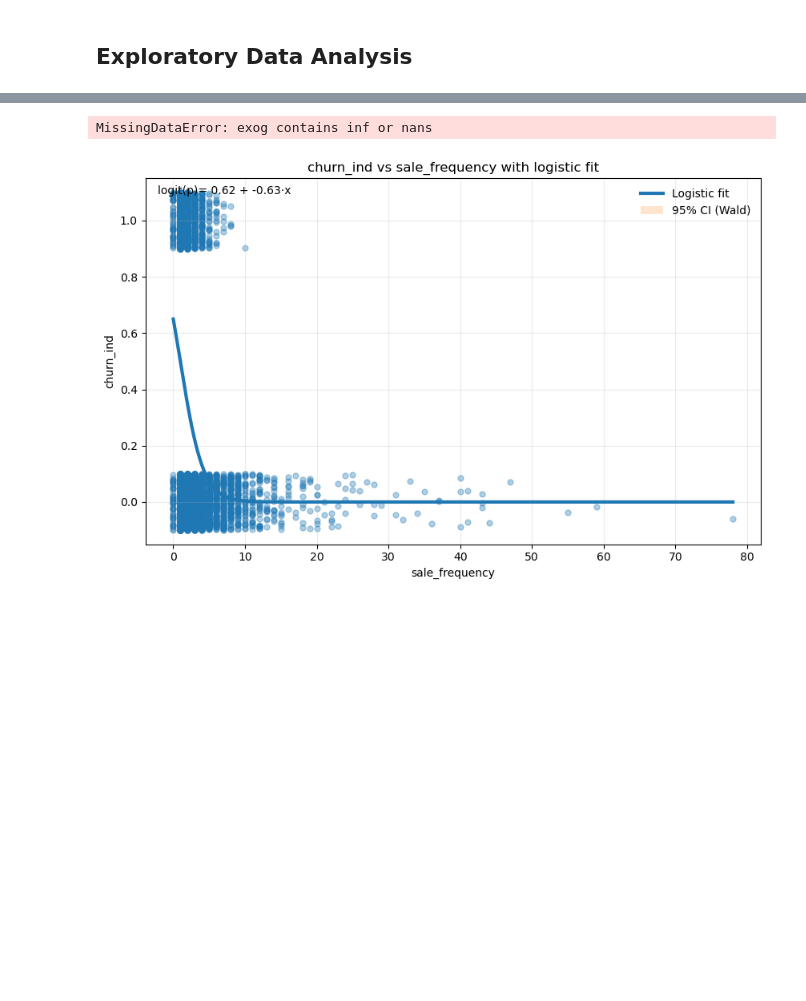
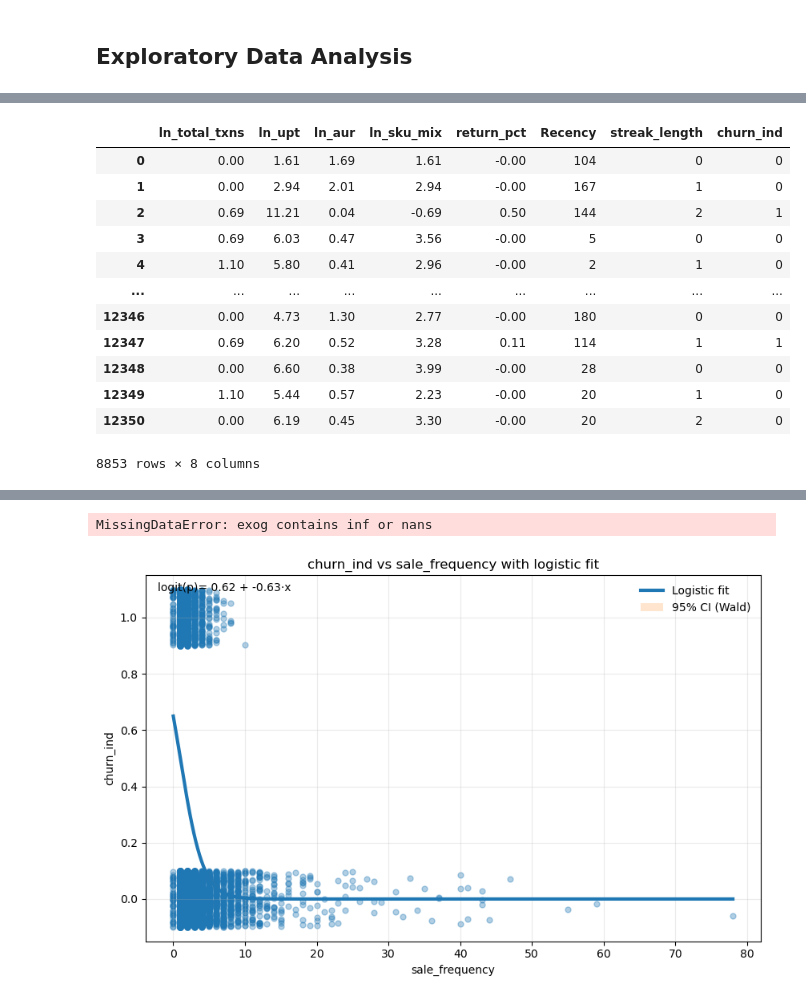
Before and after one commit to hunterphelan/Churn-Prediction, a Jupyter notebook: analysis_v1.2.ipynb, the cells around one changed output, grey strips where cells are left out. Saved outputs shown, nothing was run; the diff lists cells and outputs as text; code cells hidden in the pictures; blank space fills up the shorter version.

```diff
--- a/analysis_v1.2.ipynb
+++ b/analysis_v1.2.ipynb
@@ -367,0 +364,4 @@ plt.show()
+# %%
+### A correlation matrix was used to assess multicollinearity among predictors.
+# Unites per Transaction (UPT) is highly correlated with Avg Order Value (AOV) & Avg Unit Retail (AUR)
+key_vars.remove('ln_UPT')
@@ -368,3 +376,19 @@ plt.show()
+# %%
+df_180[['churn_ind']+ key_vars]
+# %% [output]
+|  | ln_total_txns | ln_upt | ln_aur | ln_sku_mix | return_pct | Recency | streak_length | churn_ind |
+| 0 | 0.00 | 1.61 | 1.69 | 1.61 | -0.00 | 104 | 0 | 0 |
+| 1 | 0.00 | 2.94 | 2.01 | 2.94 | -0.00 | 167 | 1 | 0 |
+| 2 | 0.69 | 11.21 | 0.04 | -0.69 | 0.50 | 144 | 2 | 1 |
+| 3 | 0.69 | 6.03 | 0.47 | 3.56 | -0.00 | 5 | 0 | 0 |
+| 4 | 1.10 | 5.80 | 0.41 | 2.96 | -0.00 | 2 | 1 | 0 |
+| ... | ... | ... | ... | ... | ... | ... | ... | ... |
+| 12346 | 0.00 | 4.73 | 1.30 | 2.77 | -0.00 | 180 | 0 | 0 |
+| 12347 | 0.69 | 6.20 | 0.52 | 3.28 | 0.11 | 114 | 1 | 1 |
+| 12348 | 0.00 | 6.60 | 0.38 | 3.99 | -0.00 | 28 | 0 | 0 |
+| 12349 | 1.10 | 5.44 | 0.57 | 2.23 | -0.00 | 20 | 1 | 0 |
+| 12350 | 0.00 | 6.19 | 0.45 | 3.30 | -0.00 | 20 | 2 | 0 |
+8853 rows × 8 columns
 # %%
 # Plot inputs against churn
 # %%
```
Also changed, not shown: parts of 16 cells of this notebook, 2 other files.
